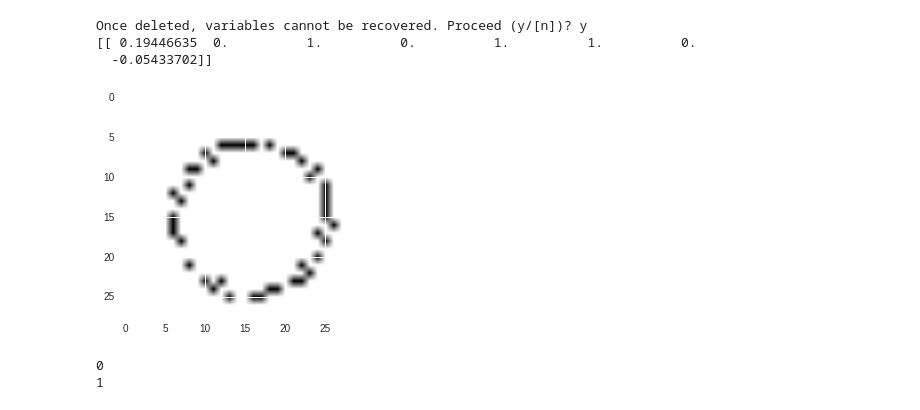
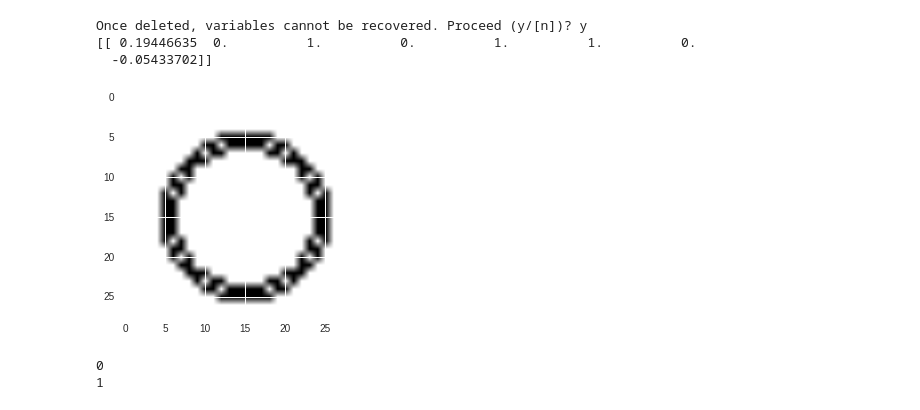
Before and after one commit to hope-yao/InfoGAN, a Jupyter notebook: Untitled.ipynb, the cells around one changed output. Cells and saved outputs as stored; diff of their text form; code cells hidden in the pictures.

```diff
--- a/Untitled.ipynb
+++ b/Untitled.ipynb
@@ -181,11 +181,11 @@ Once deleted, variables cannot be recovered. Proceed (y/[n])? y
 # %%
 % matplotlib inline
 data = sph_generator(center_x, center_y, 10)
-data = imgrot(data, 10, interp='bicubic')
+# data = imgrot(data, 10, interp='bicubic')
 plt.imshow(data)
 plt.show()
 # %% [output]
-[figure, old version]
+[figure, new version]
 # %%
 HID_DIM1 = 2
 all_inputs = pt.template("input")
```
Also changed, not shown: parts of 3 cells of this notebook, 4 other files.
